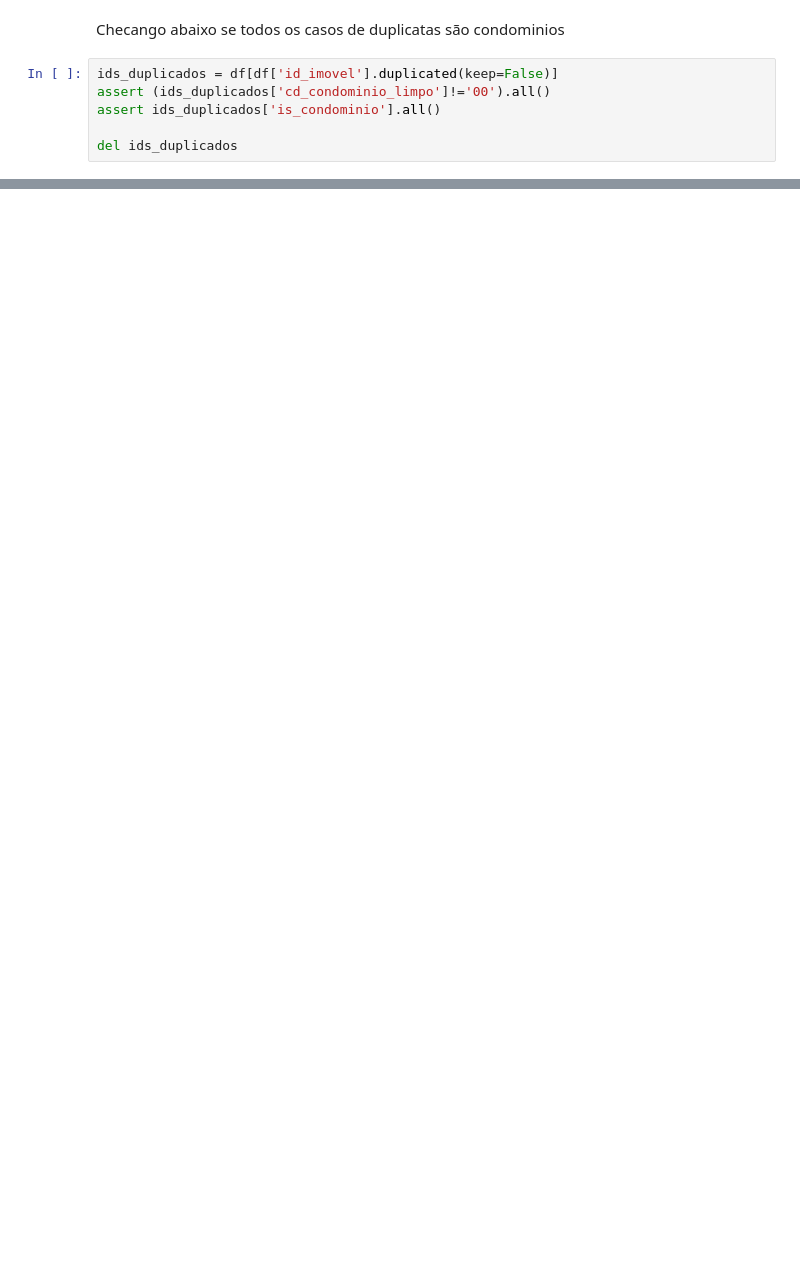
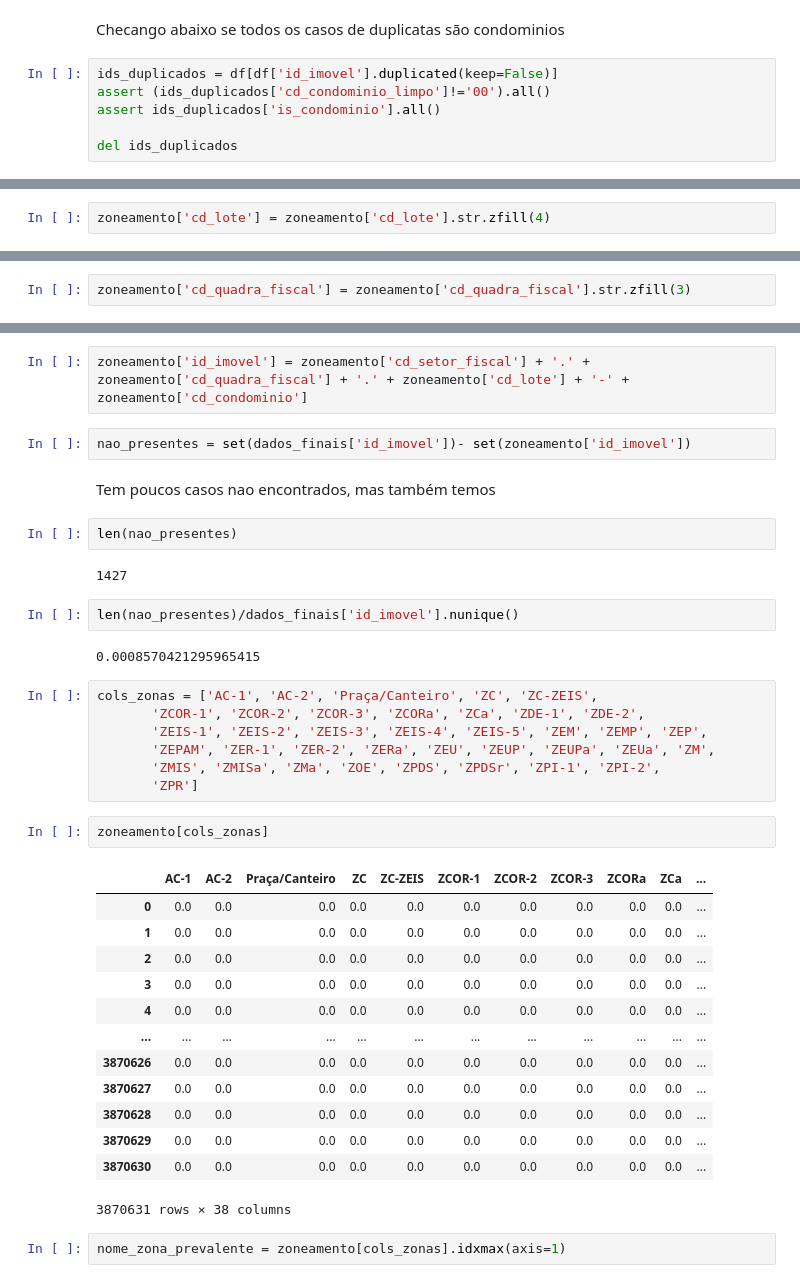
Before and after one commit to h-pgy/zoneamento_lotes_pmsp, a Jupyter notebook: 04_solicitacao_equipe_dimap1.ipynb, the cells around one changed output, grey strips where cells are left out. Cells and saved outputs as stored; diff of their text form; blank space fills up the shorter version.

Commit message:
dados atualizados com calculo dos itens prevalentes pela area e pela qtd de unidades

```diff
--- a/04_solicitacao_equipe_dimap1.ipynb
+++ b/04_solicitacao_equipe_dimap1.ipynb
@@ -276,0 +943,2 @@ del ids_duplicados
+# %%
+zoneamento['cd_lote'] = zoneamento['cd_lote'].str.zfill(4)
@@ -276,0 +956,2 @@ del ids_duplicados
+# %%
+zoneamento['cd_quadra_fiscal'] = zoneamento['cd_quadra_fiscal'].str.zfill(3)
@@ -276,0 +970,39 @@ del ids_duplicados
+# %%
+zoneamento['id_imovel'] = zoneamento['cd_setor_fiscal'] + '.' + zoneamento['cd_quadra_fiscal'] + '.' + zoneamento['cd_lote'] + '-' + zoneamento['cd_condominio']
+# %%
+nao_presentes = set(dados_finais['id_imovel'])- set(zoneamento['id_imovel'])
+# %% [markdown]
+Tem poucos casos nao encontrados, mas também temos
+# %%
+len(nao_presentes)
+# %% [output]
+1427
+# %%
+len(nao_presentes)/dados_finais['id_imovel'].nunique()
+# %% [output]
+0.0008570421295965415
+# %%
+cols_zonas = ['AC-1', 'AC-2', 'Praça/Canteiro', 'ZC', 'ZC-ZEIS',
+       'ZCOR-1', 'ZCOR-2', 'ZCOR-3', 'ZCORa', 'ZCa', 'ZDE-1', 'ZDE-2',
+       'ZEIS-1', 'ZEIS-2', 'ZEIS-3', 'ZEIS-4', 'ZEIS-5', 'ZEM', 'ZEMP', 'ZEP',
+       'ZEPAM', 'ZER-1', 'ZER-2', 'ZERa', 'ZEU', 'ZEUP', 'ZEUPa', 'ZEUa', 'ZM',
+       'ZMIS', 'ZMISa', 'ZMa', 'ZOE', 'ZPDS', 'ZPDSr', 'ZPI-1', 'ZPI-2',
+       'ZPR']
+# %%
+zoneamento[cols_zonas]
+# %% [output]
+|  | AC-1 | AC-2 | Praça/Canteiro | ZC | ZC-ZEIS | ZCOR-1 | ZCOR-2 | ZCOR-3 | ZCORa | ZCa | ... |
+| 0 | 0.0 | 0.0 | 0.0 | 0.0 | 0.0 | 0.0 | 0.0 | 0.0 | 0.0 | 0.0 | ... |
+| 1 | 0.0 | 0.0 | 0.0 | 0.0 | 0.0 | 0.0 | 0.0 | 0.0 | 0.0 | 0.0 | ... |
+| 2 | 0.0 | 0.0 | 0.0 | 0.0 | 0.0 | 0.0 | 0.0 | 0.0 | 0.0 | 0.0 | ... |
+| 3 | 0.0 | 0.0 | 0.0 | 0.0 | 0.0 | 0.0 | 0.0 | 0.0 | 0.0 | 0.0 | ... |
+| 4 | 0.0 | 0.0 | 0.0 | 0.0 | 0.0 | 0.0 | 0.0 | 0.0 | 0.0 | 0.0 | ... |
+| ... | ... | ... | ... | ... | ... | ... | ... | ... | ... | ... | ... |
+| 3870626 | 0.0 | 0.0 | 0.0 | 0.0 | 0.0 | 0.0 | 0.0 | 0.0 | 0.0 | 0.0 | ... |
+| 3870627 | 0.0 | 0.0 | 0.0 | 0.0 | 0.0 | 0.0 | 0.0 | 0.0 | 0.0 | 0.0 | ... |
+| 3870628 | 0.0 | 0.0 | 0.0 | 0.0 | 0.0 | 0.0 | 0.0 | 0.0 | 0.0 | 0.0 | ... |
+| 3870629 | 0.0 | 0.0 | 0.0 | 0.0 | 0.0 | 0.0 | 0.0 | 0.0 | 0.0 | 0.0 | ... |
+| 3870630 | 0.0 | 0.0 | 0.0 | 0.0 | 0.0 | 0.0 | 0.0 | 0.0 | 0.0 | 0.0 | ... |
+3870631 rows × 38 columns
+# %%
+nome_zona_prevalente = zoneamento[cols_zonas].idxmax(axis=1)
```
Also changed, not shown: parts of 135 cells of this notebook, 1 other file.
